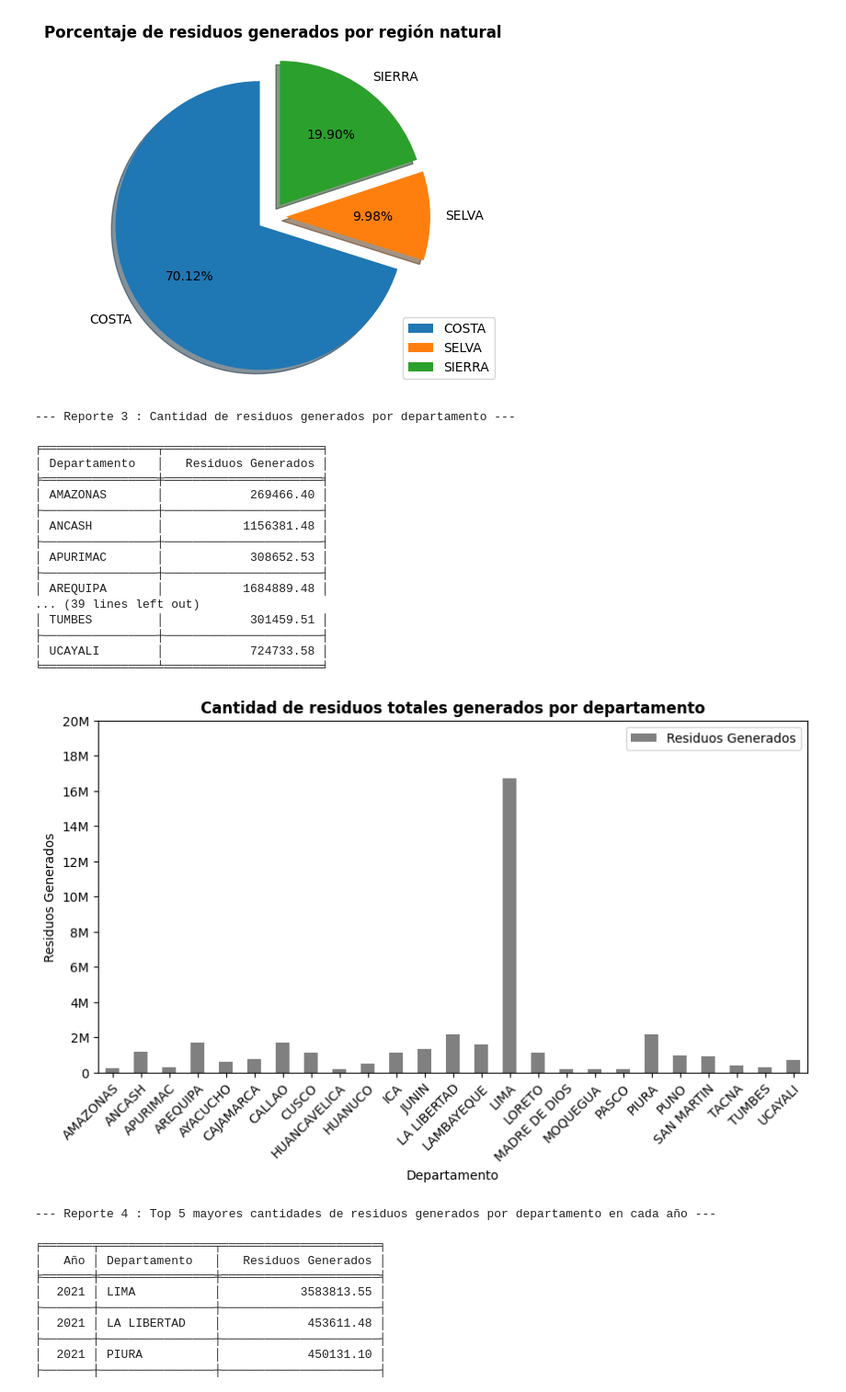
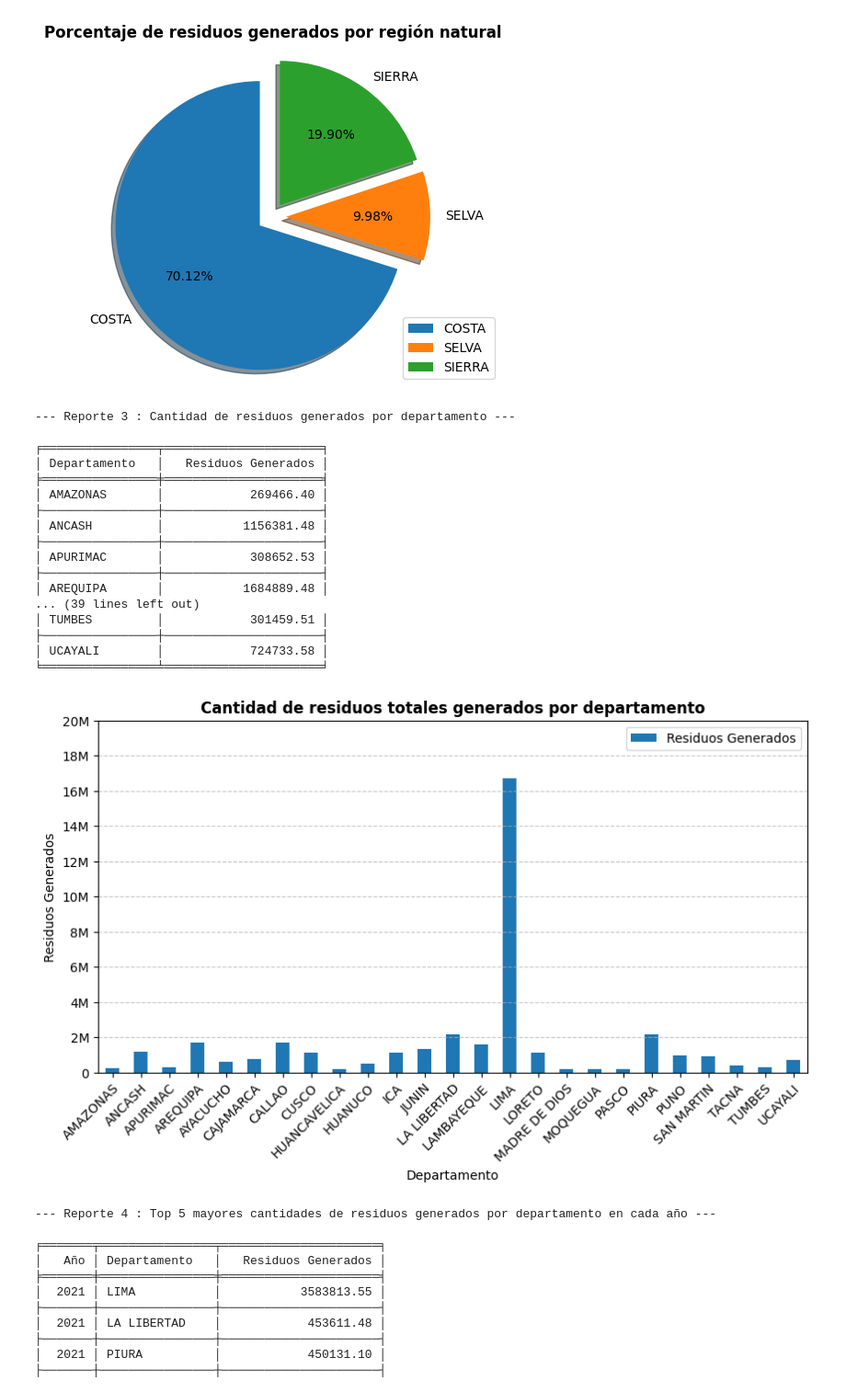
Before and after one commit to Richv83/POO-TF, a Jupyter notebook: TrabajoFinal.ipynb, the cells around one changed output. Shown at 92% size. Cells and saved outputs as stored; diff of their text form; code cells hidden in the pictures.

```diff
--- a/TrabajoFinal.ipynb
+++ b/TrabajoFinal.ipynb
@@ -107,7 +107,7 @@ print(
     )
 )
 
-reporte_3_g = reporte_3.plot(kind="bar", color="grey", figsize=(10, 5))
+reporte_3_g = reporte_3.plot(kind="bar", figsize=(10, 5))
 reporte_3_g.set_title("Cantidad de residuos totales generados por departamento",fontweight="bold",loc="center")
 reporte_3_g.set_xlabel("Departamento")
 reporte_3_g.set_ylabel("Residuos Generados")
@@ -126,34 +126,35 @@ reporte_3_g.set_yticks(
         18000000,
         20000000,
     ]
 )
 reporte_3_g.set_yticklabels(
     ["0", "2M", "4M", "6M", "8M", "10M", "12M", "14M", "16M", "18M", "20M"]
 )
 reporte_3_g.set_xticklabels(
     reporte_3.index, rotation=45, ha="right", rotation_mode="anchor"
 )
 reporte_3_g.legend(loc="upper right")
+reporte_3_g.grid(axis='y', linestyle='--', alpha=0.7)
 plt.show()
 # %% [output]
 --- Reporte 3 : Cantidad de residuos generados por departamento ---
 
 ╒════════════════╤══════════════════════╕
 │ Departamento   │   Residuos Generados │
 ╞════════════════╪══════════════════════╡
 │ AMAZONAS       │            269466.40 │
 ├────────────────┼──────────────────────┤
 │ ANCASH         │           1156381.48 │
 ├────────────────┼──────────────────────┤
 │ APURIMAC       │            308652.53 │
 ├────────────────┼──────────────────────┤
 │ AREQUIPA       │           1684889.48 │
 ... (39 lines left out)
 │ TUMBES         │            301459.51 │
 ├────────────────┼──────────────────────┤
 │ UCAYALI        │            724733.58 │
 ╘════════════════╧══════════════════════╛
-[figure, old version]
+[figure, new version]
 # %%
 reporte_4 = rg.pivot_table(
     index=["PERIODO", "DEPARTAMENTO"], values="QRESIDUOS_MUN", aggfunc="sum"
```
